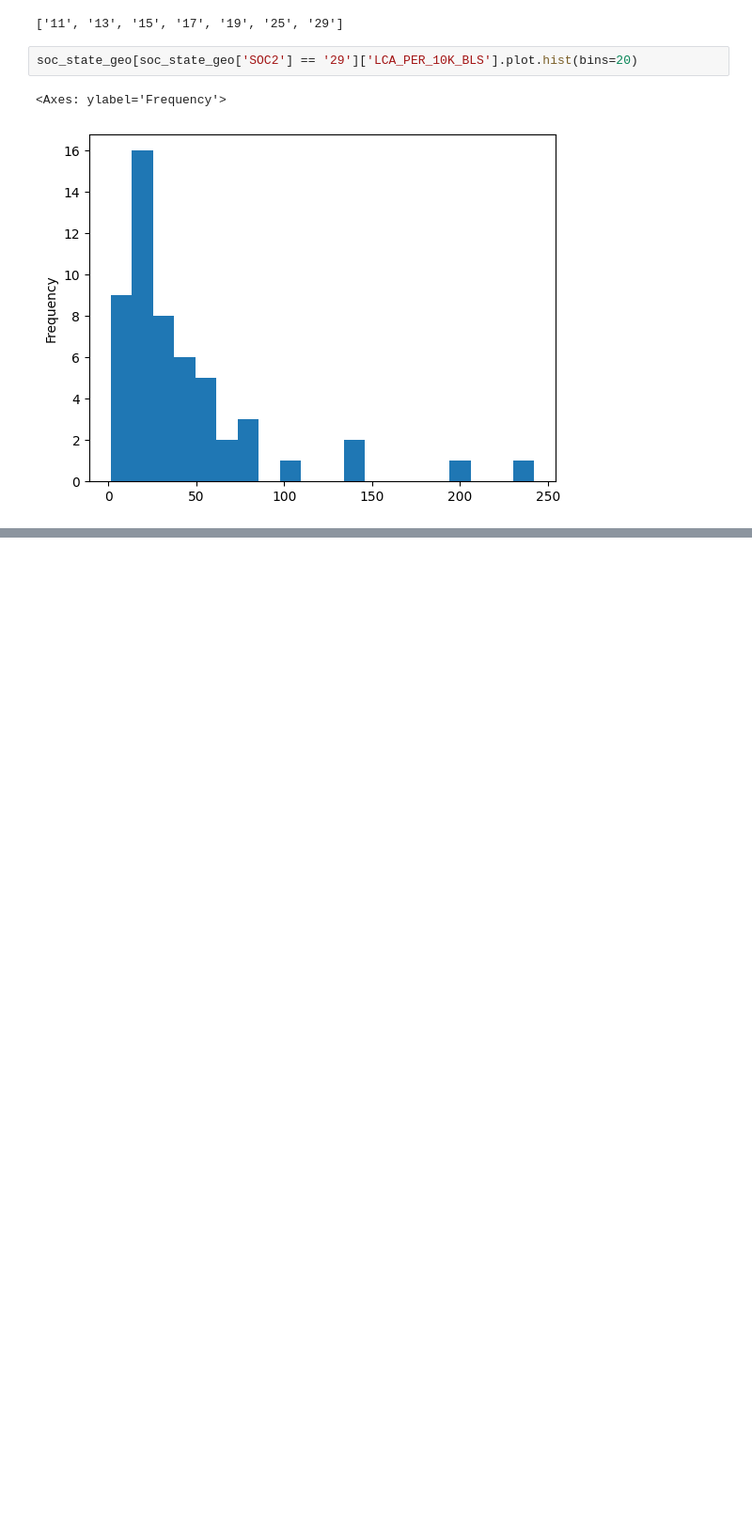
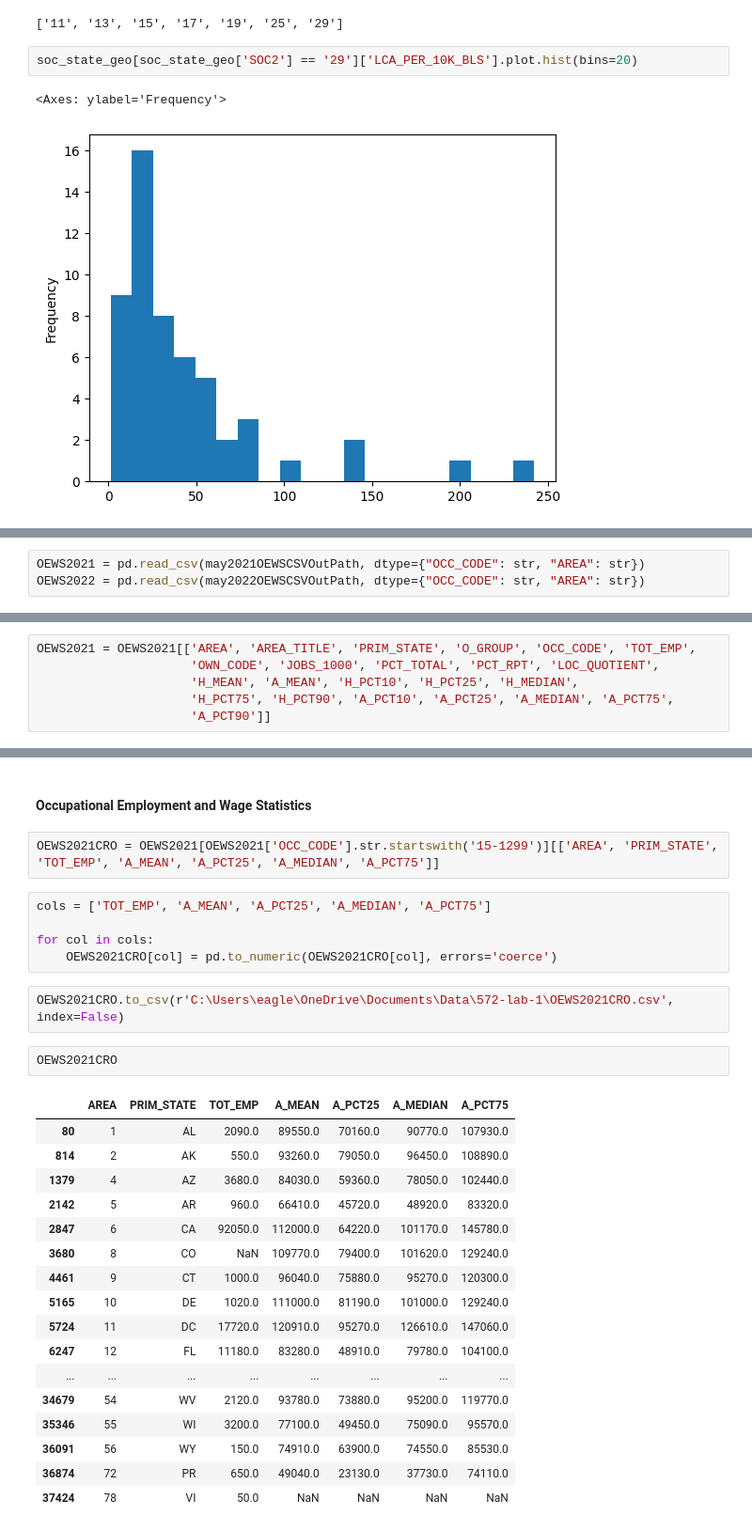
Before and after one commit to PBhandare/unit-3, a Jupyter notebook: data/project/H1BExploration.ipynb, the cells around one changed output, grey strips where cells are left out. Shown at 94% size. Drawn from its saved outputs; the diff is of its cells as text; blank space fills up the shorter version.

```diff
--- a/data/project/H1BExploration.ipynb
+++ b/data/project/H1BExploration.ipynb
@@ -2730,0 +2775,3 @@ soc_state_geo[soc_state_geo['SOC2'] == '29']['LCA_PER_10K_BLS'].plot.hist(bins=2
+# %%
+OEWS2021 = pd.read_csv(may2021OEWSCSVOutPath, dtype={"OCC_CODE": str, "AREA": str})
+OEWS2022 = pd.read_csv(may2022OEWSCSVOutPath, dtype={"OCC_CODE": str, "AREA": str})
@@ -2730,0 +2787,6 @@ soc_state_geo[soc_state_geo['SOC2'] == '29']['LCA_PER_10K_BLS'].plot.hist(bins=2
+# %%
+OEWS2021 = OEWS2021[['AREA', 'AREA_TITLE', 'PRIM_STATE', 'O_GROUP', 'OCC_CODE', 'TOT_EMP',
+                     'OWN_CODE', 'JOBS_1000', 'PCT_TOTAL', 'PCT_RPT', 'LOC_QUOTIENT',
+                     'H_MEAN', 'A_MEAN', 'H_PCT10', 'H_PCT25', 'H_MEDIAN',
+                     'H_PCT75', 'H_PCT90', 'A_PCT10', 'A_PCT25', 'A_MEDIAN', 'A_PCT75',
+                     'A_PCT90']]
@@ -2730,0 +3152,31 @@ soc_state_geo[soc_state_geo['SOC2'] == '29']['LCA_PER_10K_BLS'].plot.hist(bins=2
+# %% [markdown]
+#### Occupational Employment and Wage Statistics
+# %%
+OEWS2021CRO = OEWS2021[OEWS2021['OCC_CODE'].str.startswith('15-1299')][['AREA', 'PRIM_STATE', 'TOT_EMP', 'A_MEAN', 'A_PCT25', 'A_MEDIAN', 'A_PCT75']]
+# %%
+cols = ['TOT_EMP', 'A_MEAN', 'A_PCT25', 'A_MEDIAN', 'A_PCT75']
+
+for col in cols:
+    OEWS2021CRO[col] = pd.to_numeric(OEWS2021CRO[col], errors='coerce')
+# %%
+OEWS2021CRO.to_csv(r'C:\Users\eagle\OneDrive\Documents\Data\572-lab-1\OEWS2021CRO.csv', index=False)
+# %%
+OEWS2021CRO
+# %% [output]
+|  | AREA | PRIM_STATE | TOT_EMP | A_MEAN | A_PCT25 | A_MEDIAN | A_PCT75 |
+| 80 | 1 | AL | 2090.0 | 89550.0 | 70160.0 | 90770.0 | 107930.0 |
+| 814 | 2 | AK | 550.0 | 93260.0 | 79050.0 | 96450.0 | 108890.0 |
+| 1379 | 4 | AZ | 3680.0 | 84030.0 | 59360.0 | 78050.0 | 102440.0 |
+| 2142 | 5 | AR | 960.0 | 66410.0 | 45720.0 | 48920.0 | 83320.0 |
+| 2847 | 6 | CA | 92050.0 | 112000.0 | 64220.0 | 101170.0 | 145780.0 |
+| 3680 | 8 | CO | NaN | 109770.0 | 79400.0 | 101620.0 | 129240.0 |
+| 4461 | 9 | CT | 1000.0 | 96040.0 | 75880.0 | 95270.0 | 120300.0 |
+| 5165 | 10 | DE | 1020.0 | 111000.0 | 81190.0 | 101000.0 | 129240.0 |
+| 5724 | 11 | DC | 17720.0 | 120910.0 | 95270.0 | 126610.0 | 147060.0 |
+| 6247 | 12 | FL | 11180.0 | 83280.0 | 48910.0 | 79780.0 | 104100.0 |
+| ... | ... | ... | ... | ... | ... | ... | ... |
+| 34679 | 54 | WV | 2120.0 | 93780.0 | 73880.0 | 95200.0 | 119770.0 |
+| 35346 | 55 | WI | 3200.0 | 77100.0 | 49450.0 | 75090.0 | 95570.0 |
+| 36091 | 56 | WY | 150.0 | 74910.0 | 63900.0 | 74550.0 | 85530.0 |
+| 36874 | 72 | PR | 650.0 | 49040.0 | 23130.0 | 37730.0 | 74110.0 |
+| 37424 | 78 | VI | 50.0 | NaN | NaN | NaN | NaN |
```
Also changed, not shown: parts of 75 cells of this notebook.
